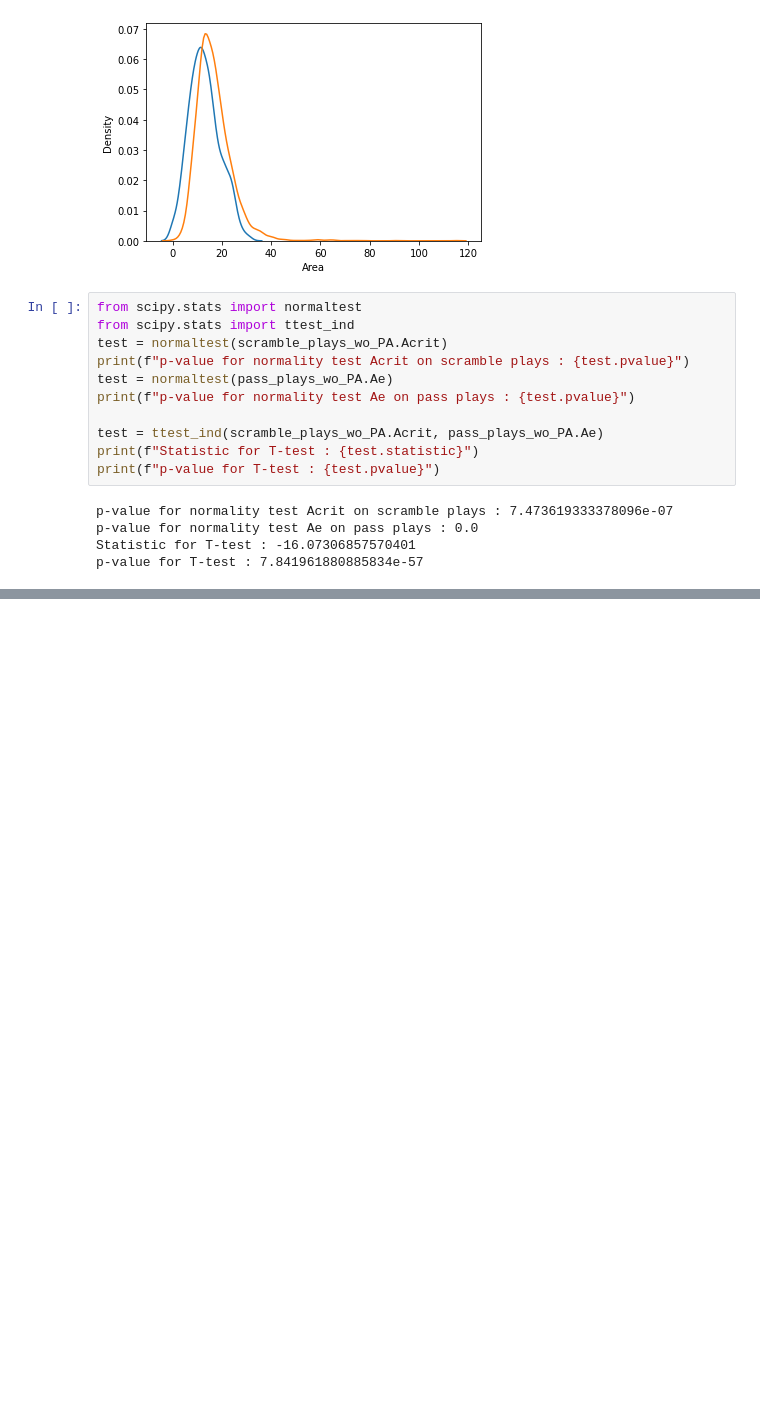
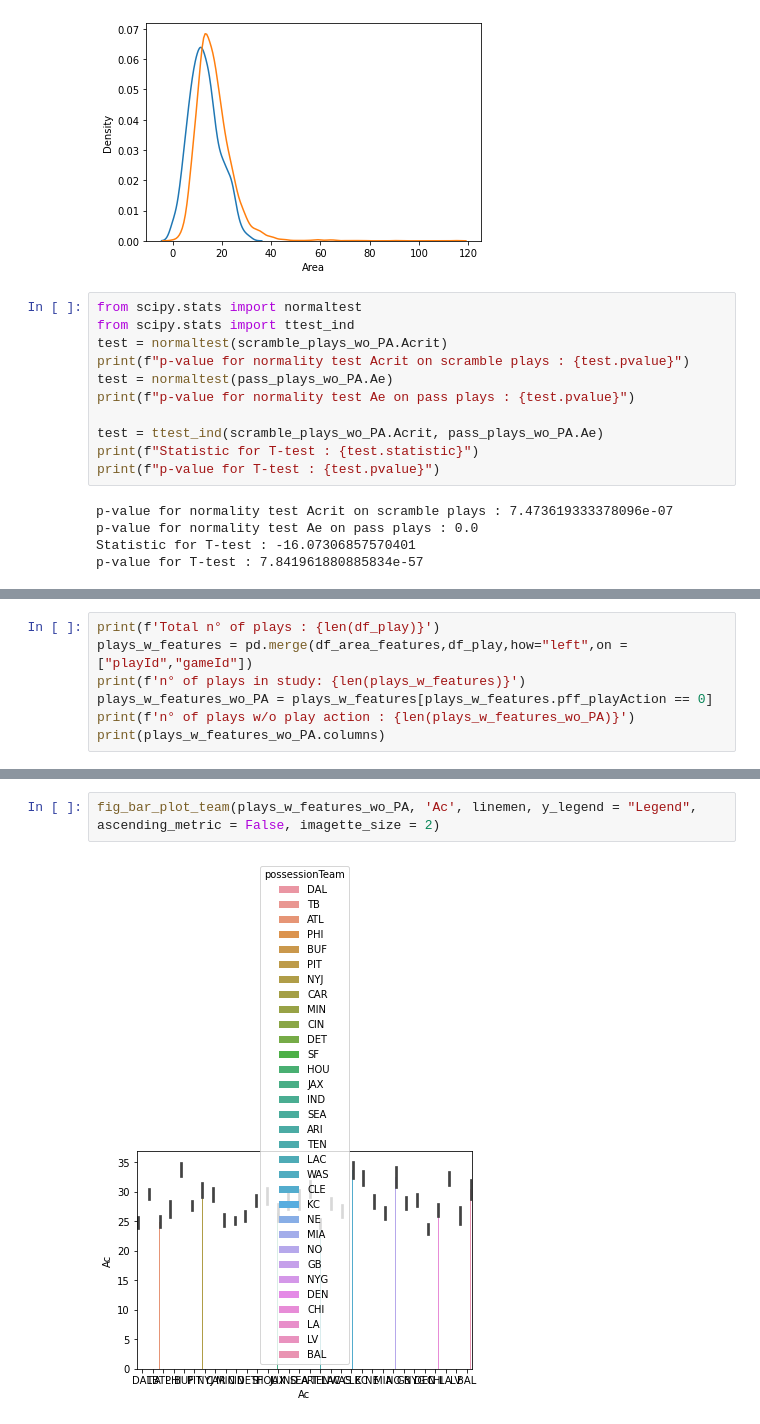
Before and after one commit to NthnMgns/NFL-Big-Data-Bowl-2023, a Jupyter notebook: determine_Acrit.ipynb, the cells around one changed output, grey strips where cells are left out. Drawn from its saved outputs; the diff is of its cells as text; blank space fills up the shorter version.

```diff
--- a/determine_Acrit.ipynb
+++ b/determine_Acrit.ipynb
@@ -217,0 +206,7 @@ p-value for T-test : 7.841961880885834e-57
+# %%
+print(f'Total n° of plays : {len(df_play)}')
+plays_w_features = pd.merge(df_area_features,df_play,how="left",on = ["playId","gameId"])
+print(f'n° of plays in study: {len(plays_w_features)}')
+plays_w_features_wo_PA = plays_w_features[plays_w_features.pff_playAction == 0]
+print(f'n° of plays w/o play action : {len(plays_w_features_wo_PA)}')
+print(plays_w_features_wo_PA.columns)
@@ -217,0 +250,4 @@ p-value for T-test : 7.841961880885834e-57
+# %%
+fig_bar_plot_team(plays_w_features_wo_PA, 'Ac', linemen, y_legend = "Legend", ascending_metric = False, imagette_size = 2)
+# %% [output]
+[figure, added]
```
Also changed, not shown: parts of 11 cells of this notebook.
